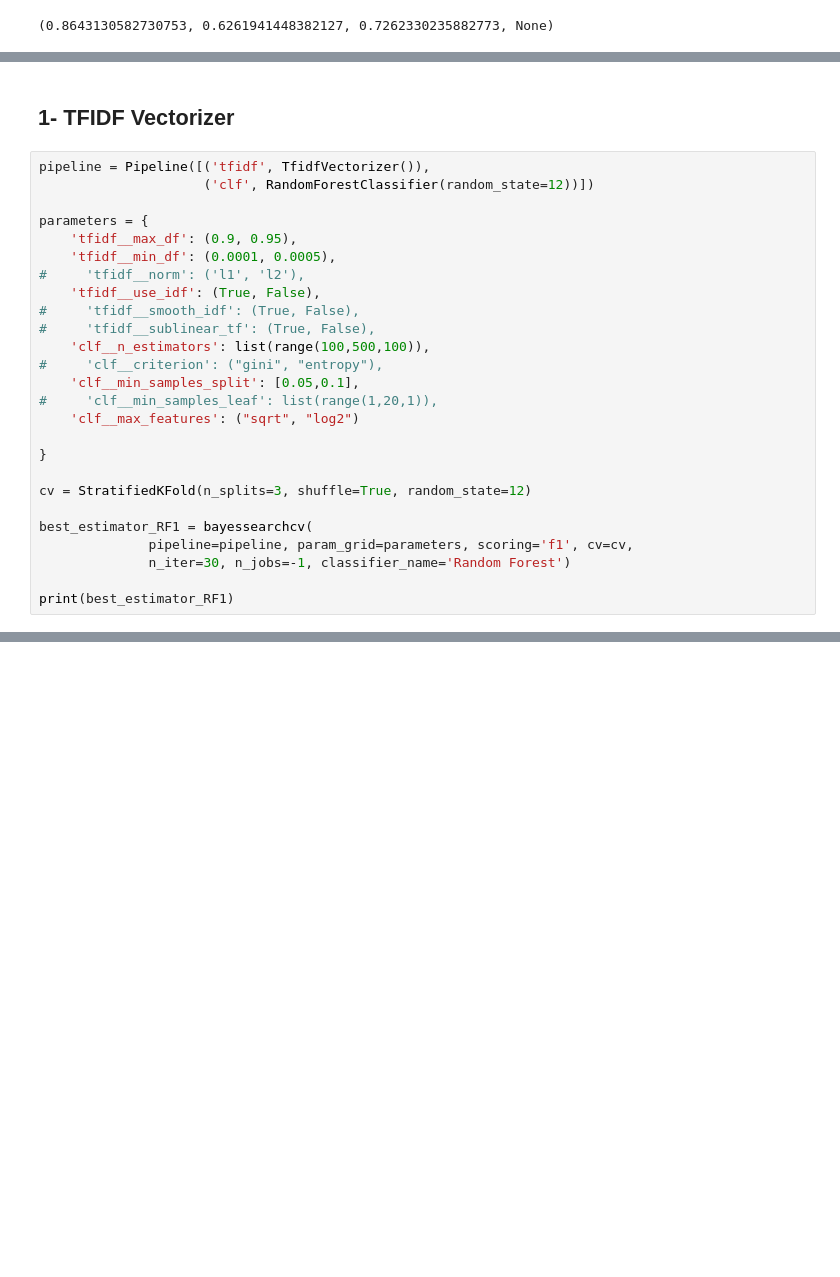
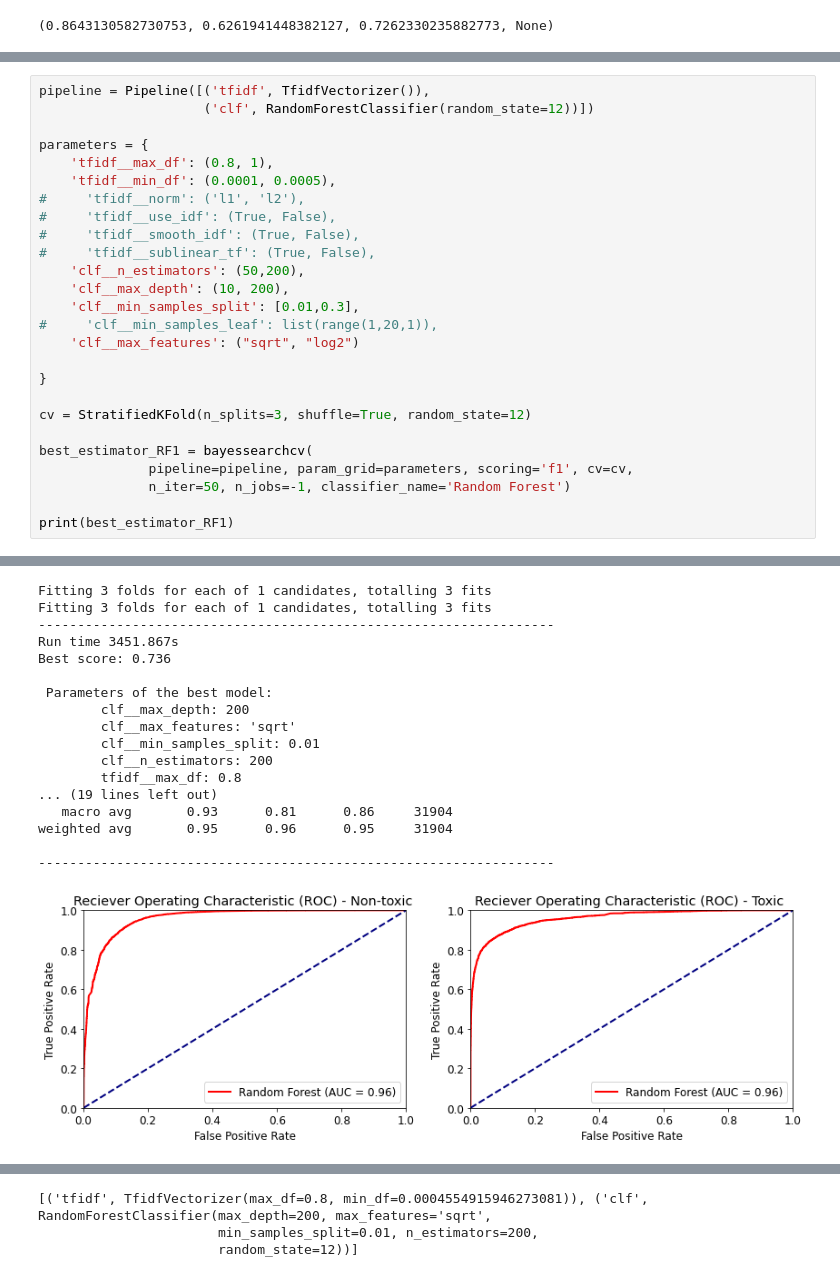
Before and after one commit to TechLadyZ/Springboard-Data-Science-Immerse-Program, a Jupyter notebook: Capstone_Project_2/Notebooks/03-2-Modeling-ClassificationAlgorithms.ipynb, the cells around one changed output, grey strips where cells are left out. Saved outputs shown, nothing was run; the diff lists cells and outputs as text; blank space fills up the shorter version.

Commit message:
Modeling submission

```diff
--- a/Capstone_Project_2/Notebooks/03-2-Modeling-ClassificationAlgorithms.ipynb
+++ b/Capstone_Project_2/Notebooks/03-2-Modeling-ClassificationAlgorithms.ipynb
@@ -976,19 +832,17 @@ precision_recall_fscore_support(y_test, y_pred_test_bow, pos_label=1, average='b
-# %% [markdown]
-## 1- TFIDF Vectorizer
 # %%
 pipeline = Pipeline([('tfidf', TfidfVectorizer()),
                      ('clf', RandomForestClassifier(random_state=12))])
 
 parameters = {
-    'tfidf__max_df': (0.9, 0.95),
+    'tfidf__max_df': (0.8, 1),
     'tfidf__min_df': (0.0001, 0.0005),
 #     'tfidf__norm': ('l1', 'l2'),
-    'tfidf__use_idf': (True, False),
+#     'tfidf__use_idf': (True, False),
 #     'tfidf__smooth_idf': (True, False),
 #     'tfidf__sublinear_tf': (True, False),
-    'clf__n_estimators': list(range(100,500,100)),
-#     'clf__criterion': ("gini", "entropy"),
-    'clf__min_samples_split': [0.05,0.1],
+    'clf__n_estimators': (50,200),
+    'clf__max_depth': (10, 200),
+    'clf__min_samples_split': [0.01,0.3],
 #     'clf__min_samples_leaf': list(range(1,20,1)),
     'clf__max_features': ("sqrt", "log2")
 
@@ -998,7 +852,7 @@ cv = StratifiedKFold(n_splits=3, shuffle=True, random_state=12)
 
 best_estimator_RF1 = bayessearchcv(
               pipeline=pipeline, param_grid=parameters, scoring='f1', cv=cv,
-              n_iter=30, n_jobs=-1, classifier_name='Random Forest')
+              n_iter=50, n_jobs=-1, classifier_name='Random Forest')
 
 print(best_estimator_RF1)
 # %% [output]
@@ -1021,0 +900,18 @@ Fitting 3 folds for each of 1 candidates, totalling 3 fits
+Fitting 3 folds for each of 1 candidates, totalling 3 fits
+Fitting 3 folds for each of 1 candidates, totalling 3 fits
+------------------------------------------------------------------
+Run time 3451.867s
+Best score: 0.736
+
+ Parameters of the best model:
+        clf__max_depth: 200
+        clf__max_features: 'sqrt'
+        clf__min_samples_split: 0.01
+        clf__n_estimators: 200
+        tfidf__max_df: 0.8
+... (19 lines left out)
+   macro avg       0.93      0.81      0.86     31904
+weighted avg       0.95      0.96      0.95     31904
+
+------------------------------------------------------------------
+[figure, added]
@@ -1022,3 +920,6 @@ Fitting 3 folds for each of 1 candidates, totalling 3 fits
+[('tfidf', TfidfVectorizer(max_df=0.8, min_df=0.0004554915946273081)), ('clf', RandomForestClassifier(max_depth=200, max_features='sqrt',
+                       min_samples_split=0.01, n_estimators=200,
+                       random_state=12))]
 # %%
 TfIdf_model = best_estimator_RF1[0][1]
 
```
Also changed, not shown: parts of 94 cells of this notebook.
